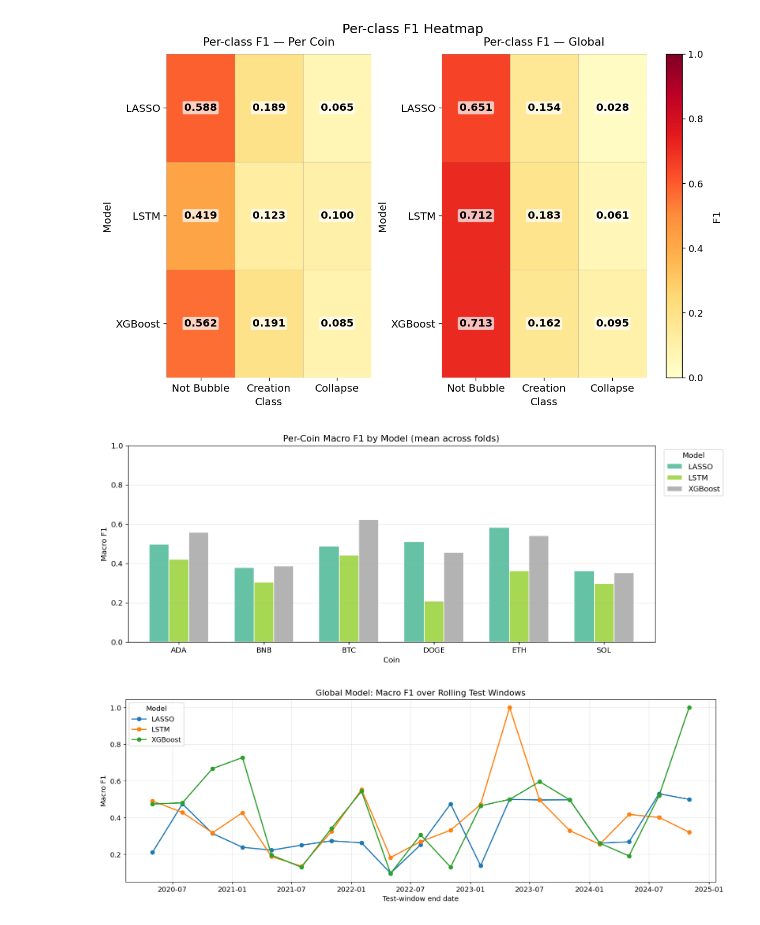
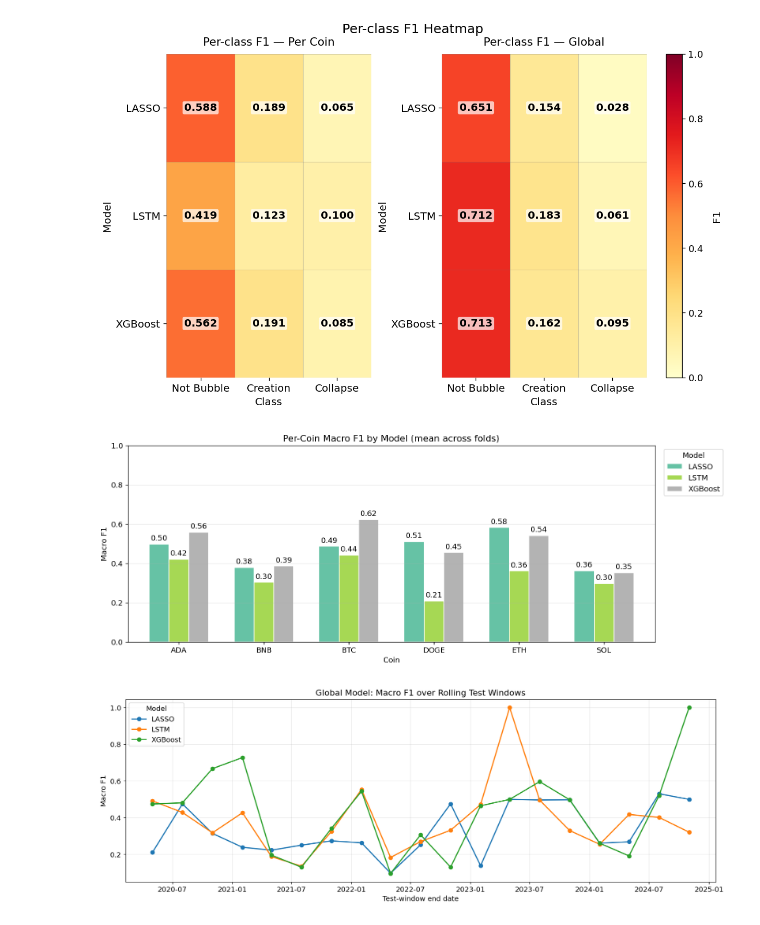
Before and after one commit to MuLancer/DSE4211-Group-18-Cryptocurrency-Market-Bubble-Prediction, a Jupyter notebook: main.ipynb, the cells around one changed output. Cells and saved outputs as stored; diff of their text form; code cells hidden in the pictures.

Commit message:
update bubble timeline plots, add numbers in plots

```diff
--- a/main.ipynb
+++ b/main.ipynb
@@ -666,24 +666,32 @@ plt.show()
 [figure]
 # %%
 per_coin_df = df_res[df_res['scope'] == 'per_coin']
-pivot_coin  = (
+
+pivot_coin = (
     per_coin_df.groupby(['coin', 'model'])['macro_f1']
                .mean().unstack('model')
 )
+
 ax = pivot_coin.plot(kind='bar', figsize=(13, 5), colormap='Set2',
                      edgecolor='white', width=0.7)
+
+# add value labels
+for container in ax.containers:
+    ax.bar_label(container, fmt='%.2f', padding=3)
+
 ax.set_title('Per-Coin Macro F1 by Model (mean across folds)')
 ax.set_ylabel('Macro F1')
 ax.set_xlabel('Coin')
 ax.set_xticklabels(ax.get_xticklabels(), rotation=0)
 ax.legend(title='Model', bbox_to_anchor=(1.01, 1), loc='upper left')
 ax.set_ylim(0, 1)
 ax.grid(axis='y', alpha=0.3)
+
 plt.tight_layout()
 plt.savefig('outputs/per_coin_macro_f1.png', bbox_inches='tight')
 plt.show()
 # %% [output]
-[figure, old version]
+[figure, new version]
 # %%
 global_df = df_res[df_res['scope'] == 'global'].copy()
 global_df['test_end'] = pd.to_datetime(global_df['test_end'])
```
Also changed, not shown: parts of 6 cells of this notebook, 5 other files.
